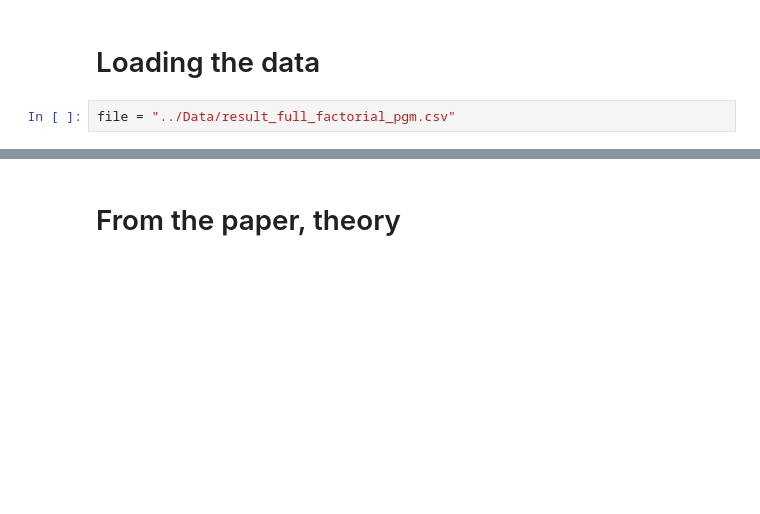
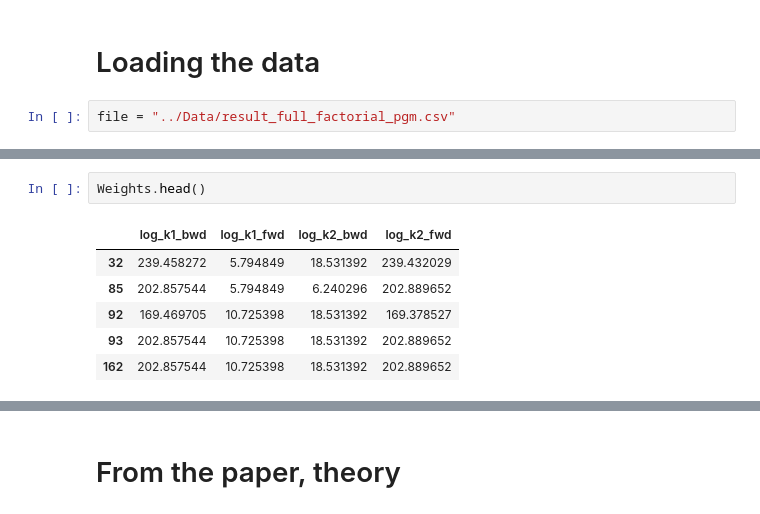
Before and after one commit to WilliamCappelletti/ML_CS433_project2, a Jupyter notebook: src/exploration.ipynb, the cells around one changed output, grey strips where cells are left out. Saved outputs shown, nothing was run; the diff lists cells and outputs as text; blank space fills up the shorter version.

```diff
--- a/src/exploration.ipynb
+++ b/src/exploration.ipynb
@@ -78,0 +38,9 @@ charles.weights_obtain(data)
+# %%
+Weights.head()
+# %% [output]
+|  | log_k1_bwd | log_k1_fwd | log_k2_bwd | log_k2_fwd |
+| 32 | 239.458272 | 5.794849 | 18.531392 | 239.432029 |
+| 85 | 202.857544 | 5.794849 | 6.240296 | 202.889652 |
+| 92 | 169.469705 | 10.725398 | 18.531392 | 169.378527 |
+| 93 | 202.857544 | 10.725398 | 18.531392 | 202.889652 |
+| 162 | 202.857544 | 10.725398 | 18.531392 | 202.889652 |
```
Also changed, not shown: parts of 12 cells of this notebook, 1 other file.
